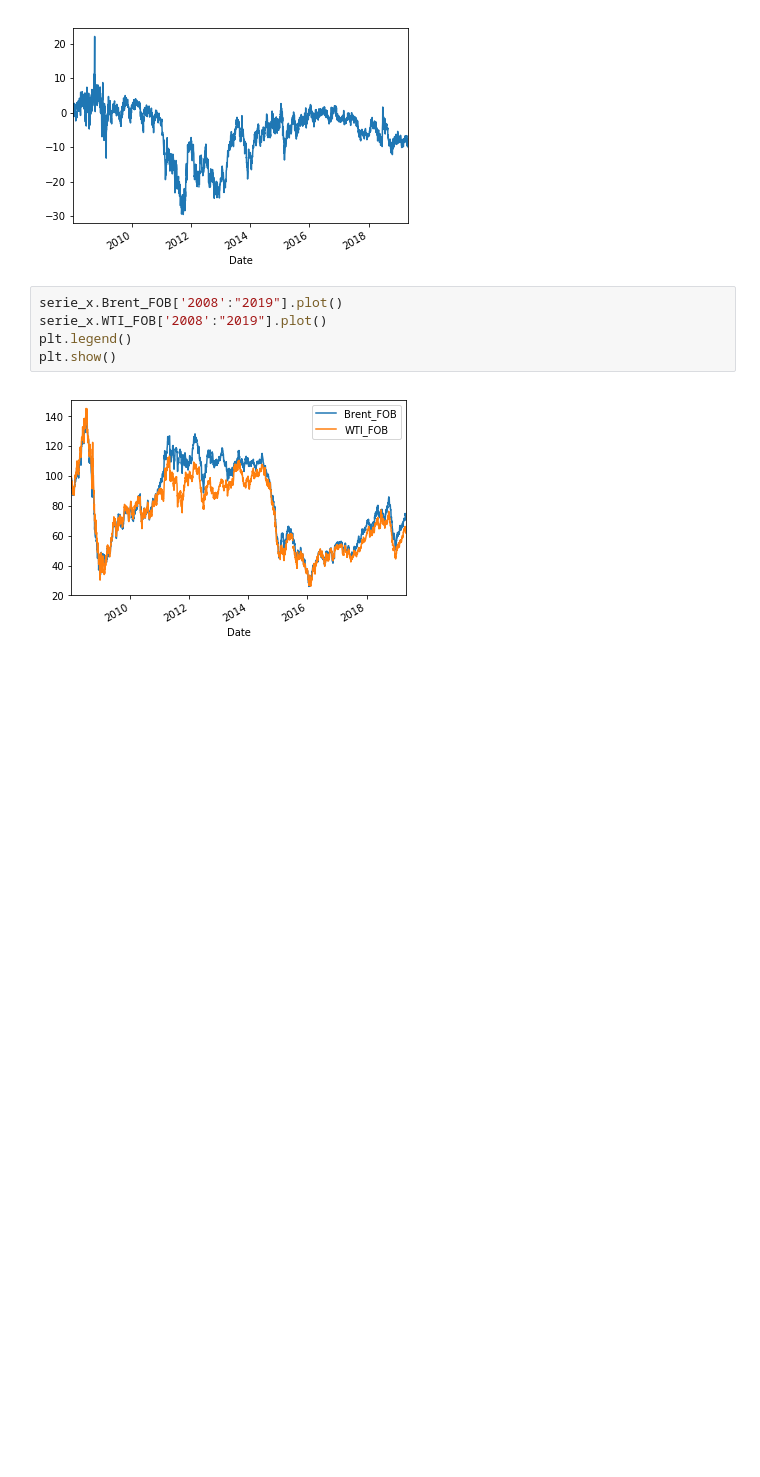
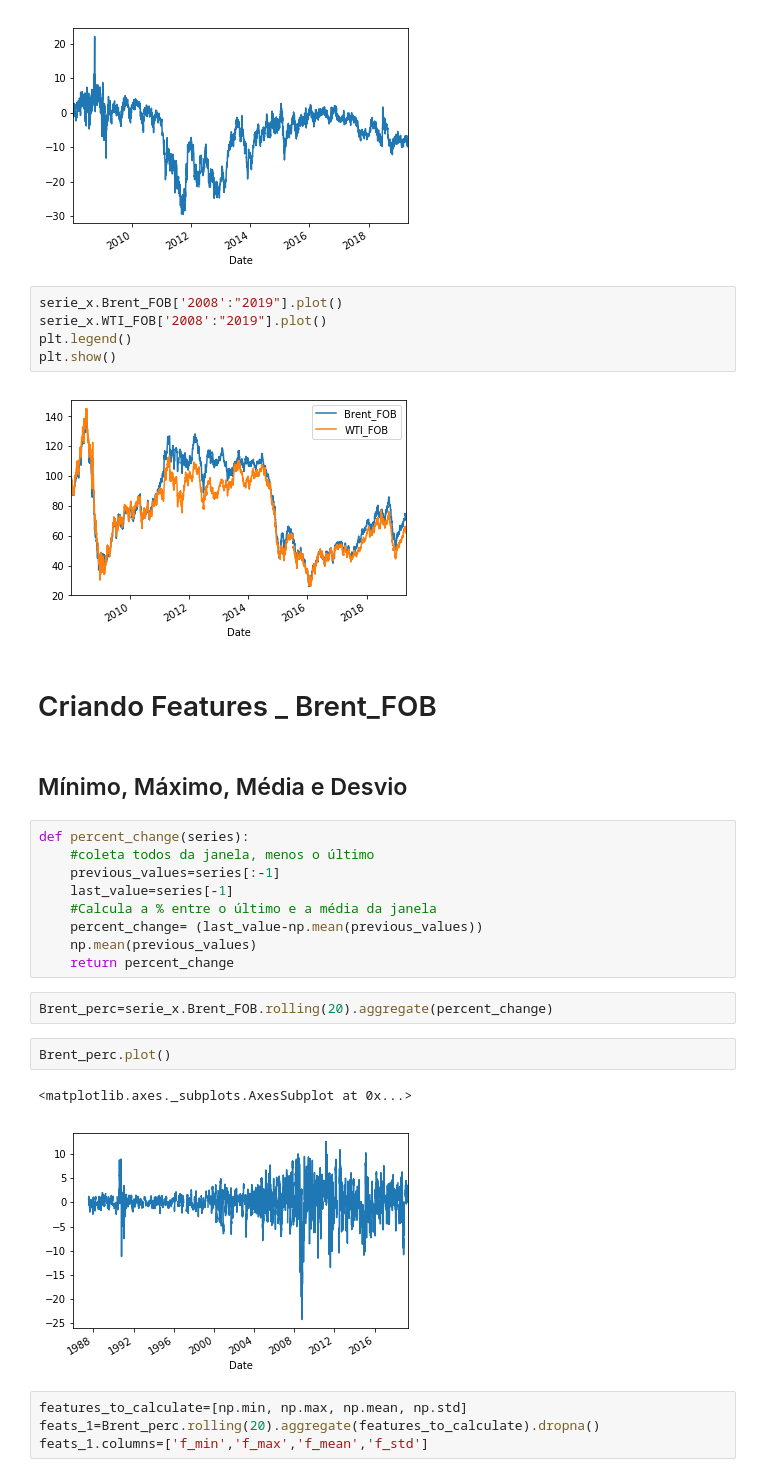
Before and after one commit to lucasmesz/Ciencia_de_Dados, a Jupyter notebook: Series_ML.ipynb, the cells around one changed output. Cells and saved outputs as stored; diff of their text form; blank space fills up the shorter version.

```diff
--- a/Series_ML.ipynb
+++ b/Series_ML.ipynb
@@ -198,3 +198,27 @@ plt.legend()
 plt.show()
 # %% [output]
 [figure]
+# %% [markdown]
+# Criando Features _ Brent_FOB
+# %% [markdown]
+##  Mínimo, Máximo, Média e Desvio
+# %%
+def percent_change(series):
+    #coleta todos da janela, menos o último
+    previous_values=series[:-1]
+    last_value=series[-1]
+    #Calcula a % entre o último e a média da janela
+    percent_change= (last_value-np.mean(previous_values))
+    np.mean(previous_values)
+    return percent_change
+# %%
+Brent_perc=serie_x.Brent_FOB.rolling(20).aggregate(percent_change)
+# %%
+Brent_perc.plot()
+# %% [output]
+<matplotlib.axes._subplots.AxesSubplot at 0x...>
+[figure, added]
+# %%
+features_to_calculate=[np.min, np.max, np.mean, np.std]
+feats_1=Brent_perc.rolling(20).aggregate(features_to_calculate).dropna()
+feats_1.columns=['f_min','f_max','f_mean','f_std']
```
Also changed, not shown: parts of 42 cells of this notebook.
